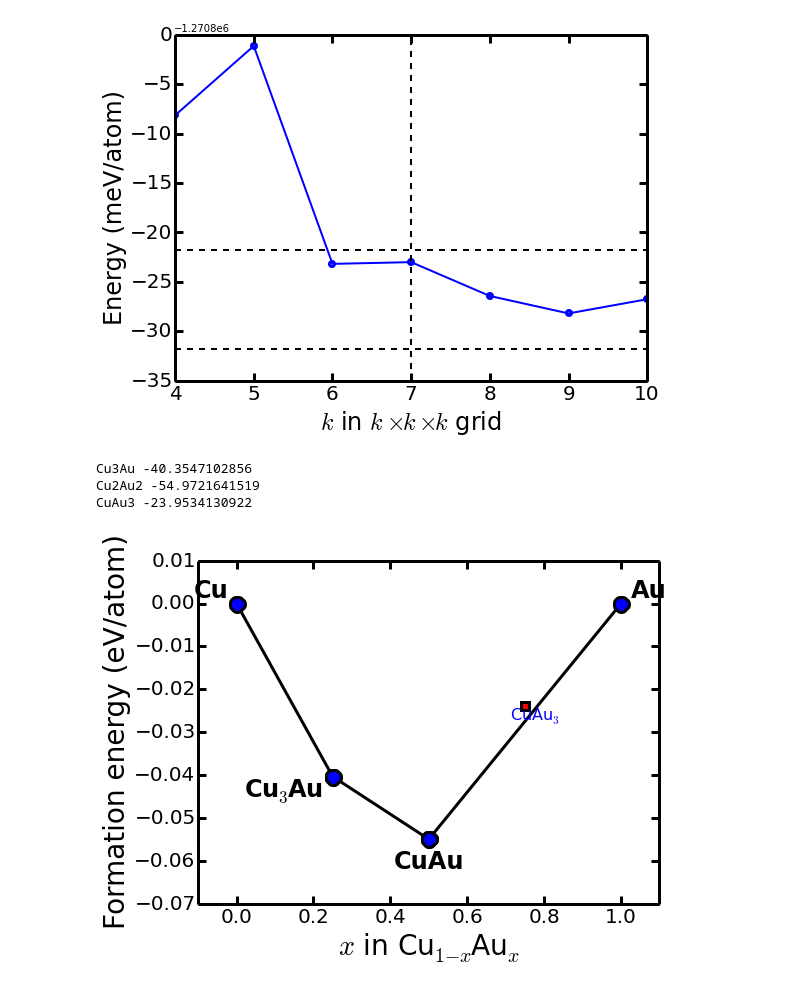
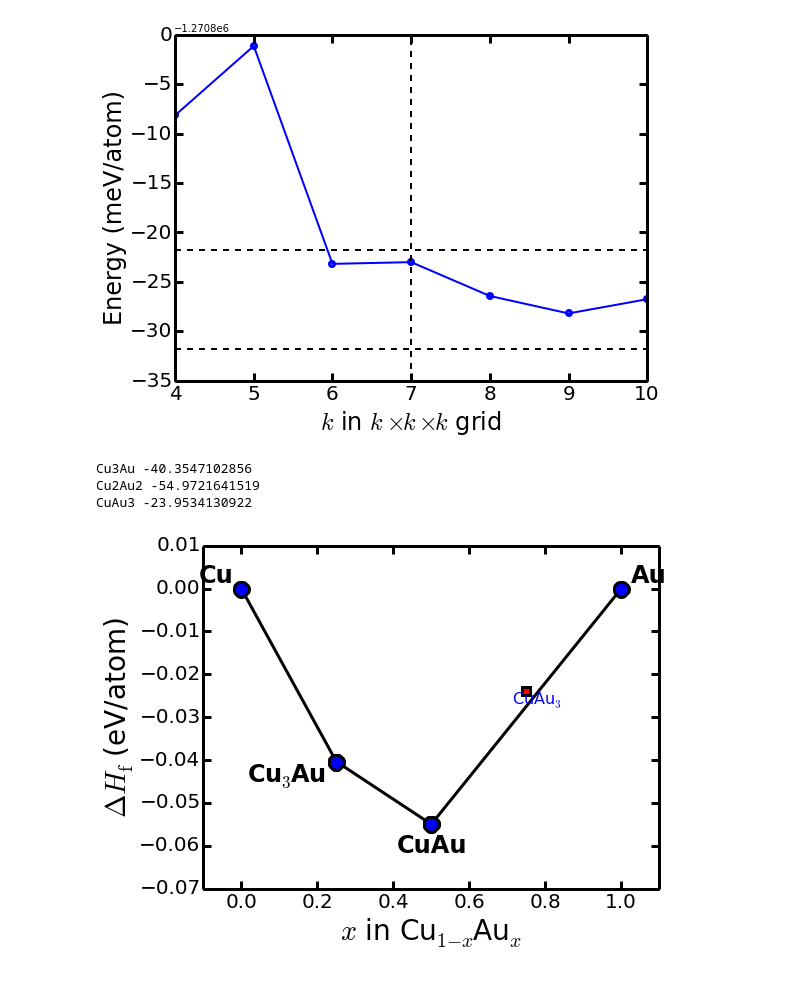
Before and after one commit to adengz/nano266, a Jupyter notebook: labs/lab3/report/Q3.ipynb, the cells around one changed output. Drawn from its saved outputs; the diff is of its cells as text; code cells hidden in the pictures.

```diff
--- a/labs/lab3/report/Q3.ipynb
+++ b/labs/lab3/report/Q3.ipynb
@@ -81,19 +81,19 @@ def get_pd():
 # %%
 from pymatgen.phasediagram.plotter import PDPlotter
 
 pd = get_pd()
 pdict = get_pd_entry_dict()
 pdp = PDPlotter(pd,show_unstable=True)
 plt_pd = pdp.get_plot()
 plt_pd.ylim(-0.07,0.01)
-plt_pd.ylabel('Formation energy (eV/atom)',fontweight='normal')
+plt_pd.ylabel('$\\Delta H_{\\rm f}$ (eV/atom)',fontweight='normal')
 plt_pd.xlabel('$x$ in Cu$_{1-x}$Au$_x$',fontweight='normal')
 plt_pd.tight_layout()
 plt_pd.savefig('fe.pdf')
 for f in ['Cu3Au','Cu2Au2','CuAu3']:
     print f,pd.get_form_energy_per_atom(pdict[f])*1000
 # %% [output]
 Cu3Au -40.3547102856
 Cu2Au2 -54.9721641519
 CuAu3 -23.9534130922
-[figure, old version]
+[figure, new version]
```
Also changed, not shown: 2 other files.
